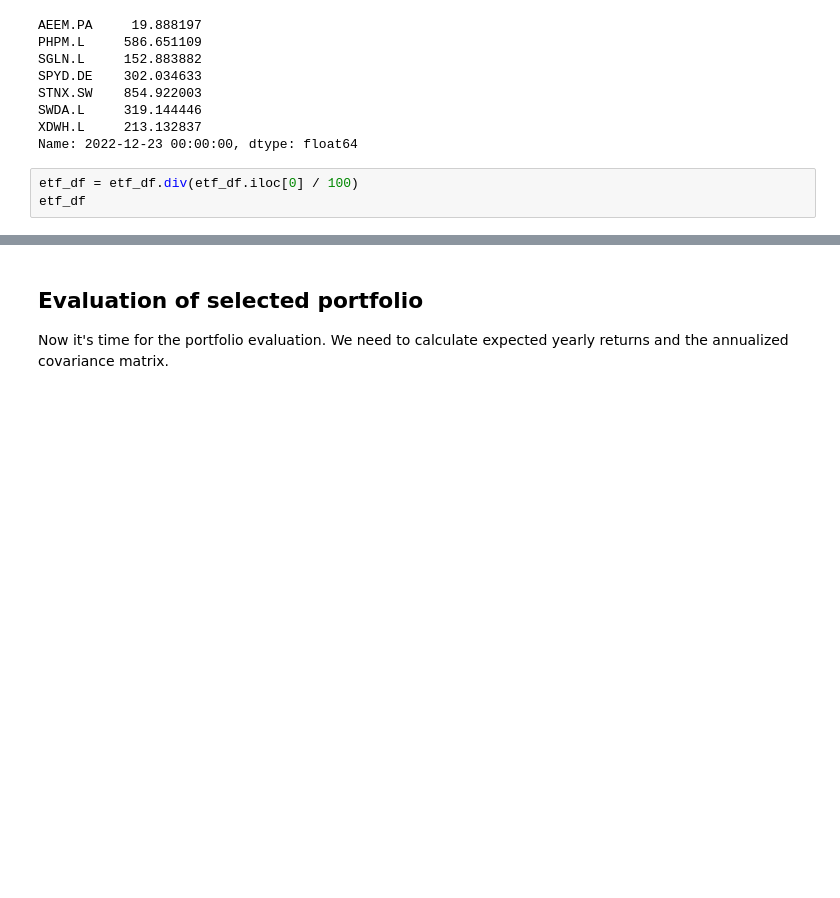
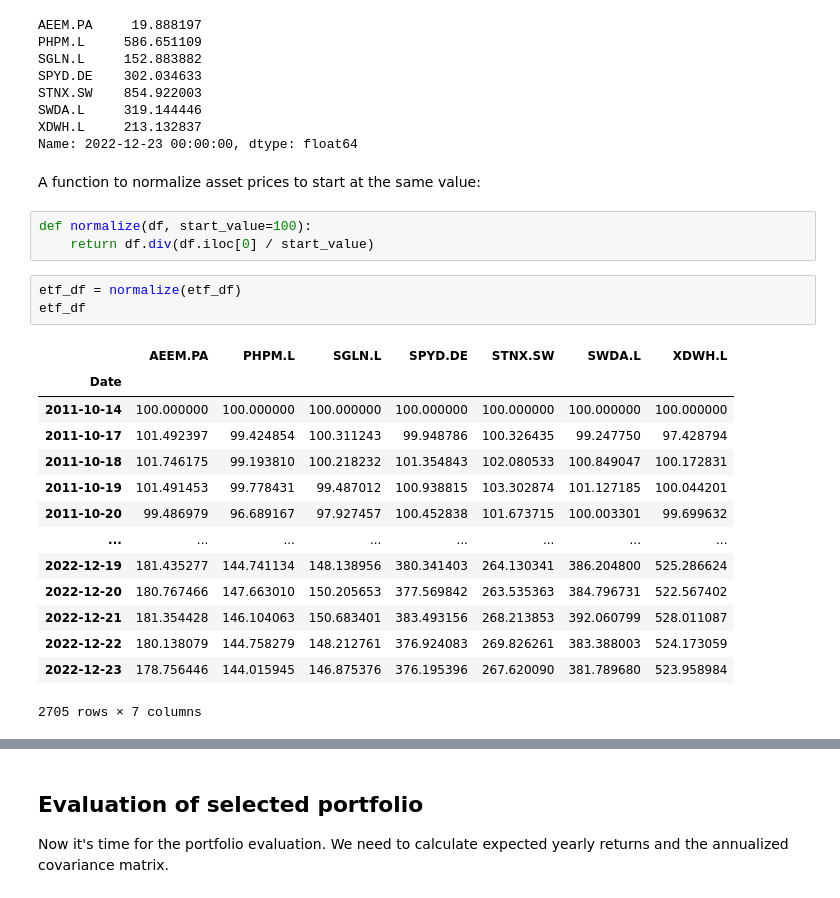
Before and after one commit to michaltkaczyk/etf-portfolio-optimisation, a Jupyter notebook: main.ipynb, the cells around one changed output, grey strips where cells are left out. Saved outputs shown, nothing was run; the diff lists cells and outputs as text; blank space fills up the shorter version.

```diff
--- a/main.ipynb
+++ b/main.ipynb
@@ -91,7 +95,27 @@ STNX.SW    854.922003
 SWDA.L     319.144446
 XDWH.L     213.132837
 Name: 2022-12-23 00:00:00, dtype: float64
+# %% [markdown]
+A function to normalize asset prices to start at the same value:
+# %%
+def normalize(df, start_value=100):
+    return df.div(df.iloc[0] / start_value)
 # %%
-etf_df = etf_df.div(etf_df.iloc[0] / 100)
+etf_df = normalize(etf_df)
 etf_df
+# %% [output]
+|  | AEEM.PA | PHPM.L | SGLN.L | SPYD.DE | STNX.SW | SWDA.L | XDWH.L |
+| Date |  |  |  |  |  |  |  |
+| 2011-10-14 | 100.000000 | 100.000000 | 100.000000 | 100.000000 | 100.000000 | 100.000000 | 100.000000 |
+| 2011-10-17 | 101.492397 | 99.424854 | 100.311243 | 99.948786 | 100.326435 | 99.247750 | 97.428794 |
+| 2011-10-18 | 101.746175 | 99.193810 | 100.218232 | 101.354843 | 102.080533 | 100.849047 | 100.172831 |
+| 2011-10-19 | 101.491453 | 99.778431 | 99.487012 | 100.938815 | 103.302874 | 101.127185 | 100.044201 |
+| 2011-10-20 | 99.486979 | 96.689167 | 97.927457 | 100.452838 | 101.673715 | 100.003301 | 99.699632 |
+| ... | ... | ... | ... | ... | ... | ... | ... |
+| 2022-12-19 | 181.435277 | 144.741134 | 148.138956 | 380.341403 | 264.130341 | 386.204800 | 525.286624 |
+| 2022-12-20 | 180.767466 | 147.663010 | 150.205653 | 377.569842 | 263.535363 | 384.796731 | 522.567402 |
+| 2022-12-21 | 181.354428 | 146.104063 | 150.683401 | 383.493156 | 268.213853 | 392.060799 | 528.011087 |
+| 2022-12-22 | 180.138079 | 144.758279 | 148.212761 | 376.924083 | 269.826261 | 383.388003 | 524.173059 |
+| 2022-12-23 | 178.756446 | 144.015945 | 146.875376 | 376.195396 | 267.620090 | 381.789680 | 523.958984 |
+2705 rows × 7 columns
 # %%
```
Also changed, not shown: parts of 12 cells of this notebook.
